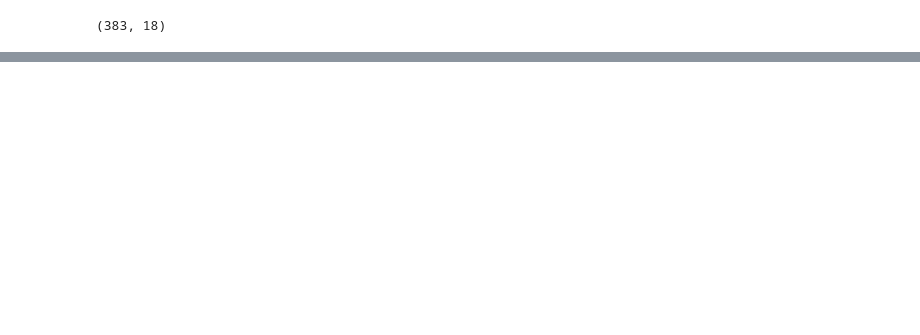
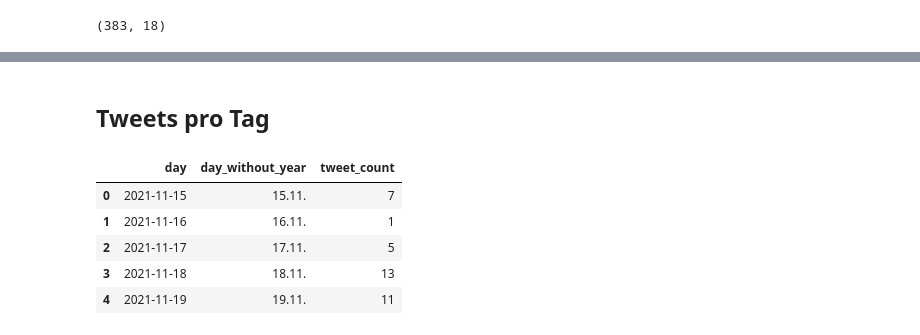
Before and after one commit to lguenth/twittersmh, a Jupyter notebook: gettags/gettags.ipynb, the cells around one changed output, grey strips where cells are left out. Drawn from its saved outputs; the diff is of its cells as text; code cells hidden in the pictures; blank space fills up the shorter version.

```diff
--- a/gettags/gettags.ipynb
+++ b/gettags/gettags.ipynb
@@ -57,0 +51,17 @@ df
+# %% [markdown]
+## Tweets pro Tag
+# %%
+# Da die Daten nur aus 2021 sind, möchte ich mir gerne den Platz beim Plotten sparen und erstelle deshalb hier eine neue Spalte
+
+df["day_without_year"] = df["date"].dt.strftime("%d.%m.")
+tweets_per_day = df.groupby(["day", "day_without_year"], as_index=False)[
+    "text"].count()
+tweets_per_day.rename(columns={"text": "tweet_count"}, inplace=True)
+tweets_per_day.head()
+# %% [output]
+|  | day | day_without_year | tweet_count |
+| 0 | 2021-11-15 | 15.11. | 7 |
+| 1 | 2021-11-16 | 16.11. | 1 |
+| 2 | 2021-11-17 | 17.11. | 5 |
+| 3 | 2021-11-18 | 18.11. | 13 |
+| 4 | 2021-11-19 | 19.11. | 11 |
```
Also changed, not shown: parts of 6 cells of this notebook, 12 other files.
